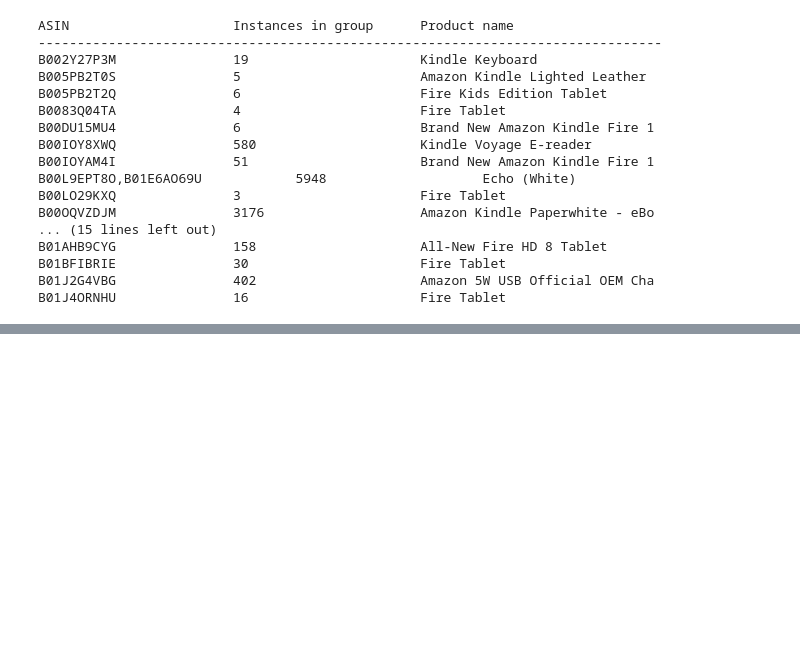
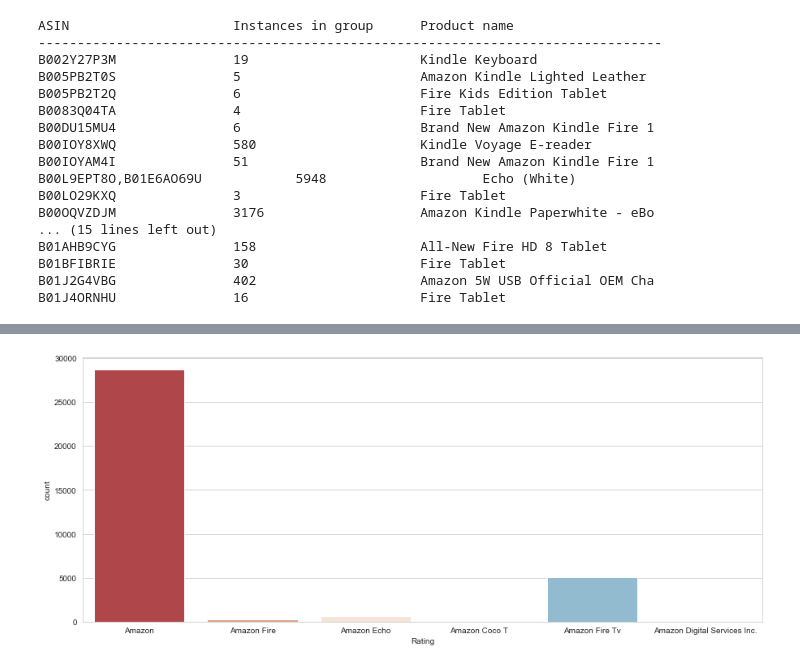
Before and after one commit to mirtanvirislam/NLP-Sentiment-Analysis, a Jupyter notebook: notebooks/Analysis 1.ipynb, the cells around one changed output, grey strips where cells are left out. Saved outputs shown, nothing was run; the diff lists cells and outputs as text; code cells hidden in the pictures; blank space fills up the shorter version.

```diff
--- a/notebooks/Analysis 1.ipynb
+++ b/notebooks/Analysis 1.ipynb
@@ -153,0 +165,9 @@ B01J4ORNHU               16                      Fire Tablet
+# %%
+# Show distribution of review ratings
+
+plt.figure(figsize=(15,6))
+sns.countplot(x='brand', data=df, palette='RdBu')
+plt.xlabel('Rating')
+plt.show()
+# %% [output]
+[figure, added]
```
Also changed, not shown: parts of 2 cells of this notebook.
